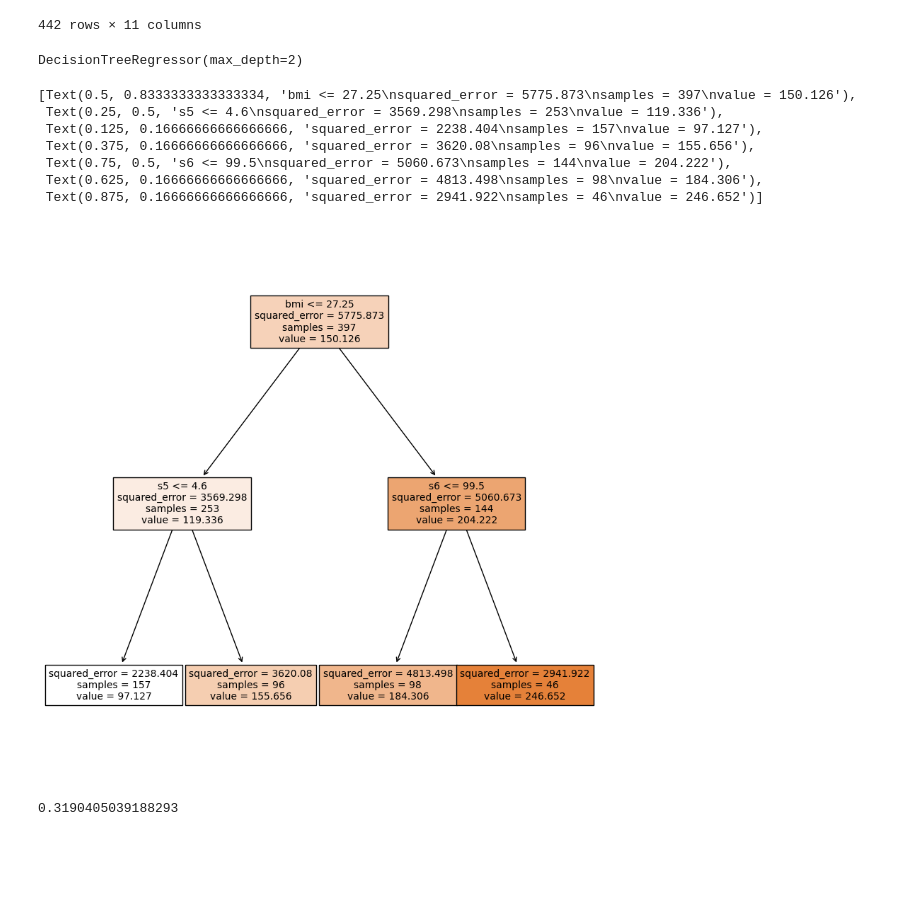
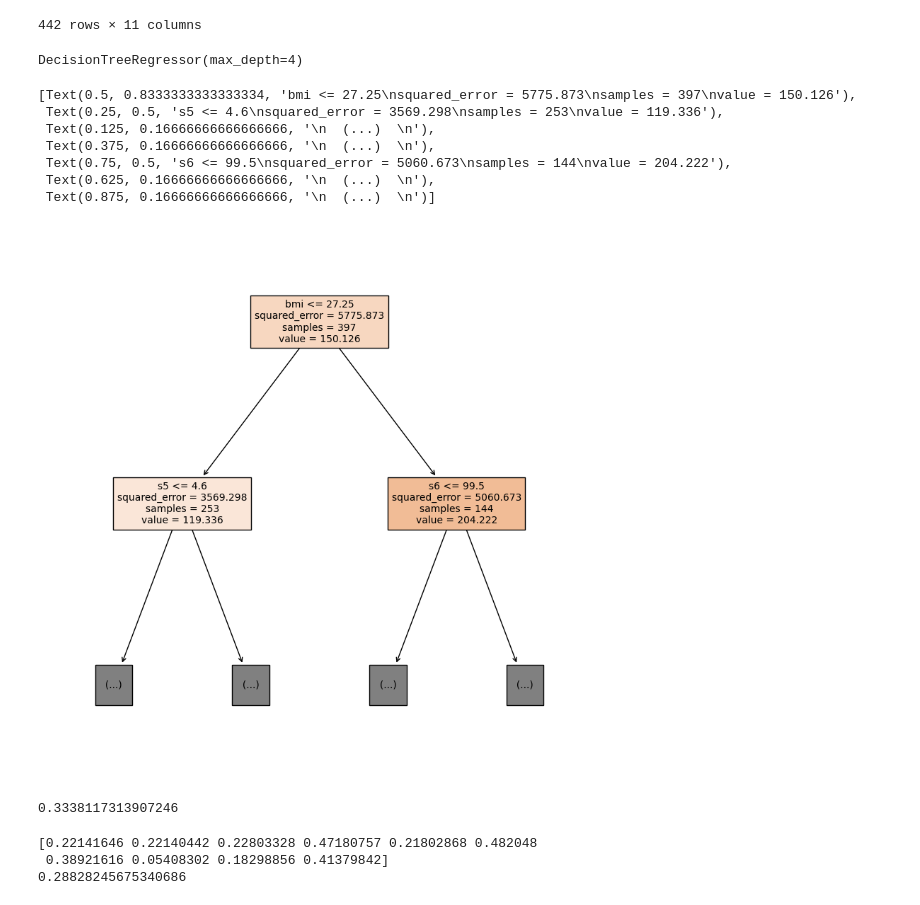
Before and after one commit to Elwing-Chou/ximen0703, a Jupyter notebook: regression.ipynb, the cells around one changed output. Saved outputs shown, nothing was run; the diff lists cells and outputs as text; code cells hidden in the pictures; blank space fills up the shorter version.

```diff
--- a/regression.ipynb
+++ b/regression.ipynb
@@ -46,29 +46,40 @@ y = data["ans"]
 x_train, x_test, y_train, y_test = train_test_split(x, y, test_size=0.1)
 # %%
 from sklearn.tree import DecisionTreeRegressor
-reg = DecisionTreeRegressor(max_depth=2)
+reg = DecisionTreeRegressor(max_depth=4)
 reg.fit(x_train, y_train)
 # %% [output]
-DecisionTreeRegressor(max_depth=2)
+DecisionTreeRegressor(max_depth=4)
 # %%
 import matplotlib.pyplot as plt
 from sklearn.tree import plot_tree
 plt.figure(figsize=[10, 10])
 plot_tree(reg,
      feature_names=x.columns,
-     filled=True)
+     filled=True,
+     max_depth=1)
 # %% [output]
 [Text(0.5, 0.8333333333333334, 'bmi <= 27.25\nsquared_error = 5775.873\nsamples = 397\nvalue = 150.126'),
  Text(0.25, 0.5, 's5 <= 4.6\nsquared_error = 3569.298\nsamples = 253\nvalue = 119.336'),
- Text(0.125, 0.16666666666666666, 'squared_error = 2238.404\nsamples = 157\nvalue = 97.127'),
- Text(0.375, 0.16666666666666666, 'squared_error = 3620.08\nsamples = 96\nvalue = 155.656'),
+ Text(0.125, 0.16666666666666666, '\n  (...)  \n'),
+ Text(0.375, 0.16666666666666666, '\n  (...)  \n'),
  Text(0.75, 0.5, 's6 <= 99.5\nsquared_error = 5060.673\nsamples = 144\nvalue = 204.222'),
- Text(0.625, 0.16666666666666666, 'squared_error = 4813.498\nsamples = 98\nvalue = 184.306'),
- Text(0.875, 0.16666666666666666, 'squared_error = 2941.922\nsamples = 46\nvalue = 246.652')]
+ Text(0.625, 0.16666666666666666, '\n  (...)  \n'),
+ Text(0.875, 0.16666666666666666, '\n  (...)  \n')]
-[figure, old version]
+[figure, new version]
 # %%
 from sklearn.metrics import r2_score
 pre = reg.predict(x_test)
 r2_score(y_test, pre)
 # %% [output]
-0.3190405039188293
+0.3338117313907246
+# %%
+import numpy as np
+from sklearn.model_selection import cross_val_score
+scores = cross_val_score(reg, x, y, scoring="r2", cv=10, n_jobs=-1)
+print(scores)
+print(np.average(scores))
+# %% [output]
+[0.22141646 0.22140442 0.22803328 0.47180757 0.21802868 0.482048
+ 0.38921616 0.05408302 0.18298856 0.41379842]
+0.28828245675340686
```
